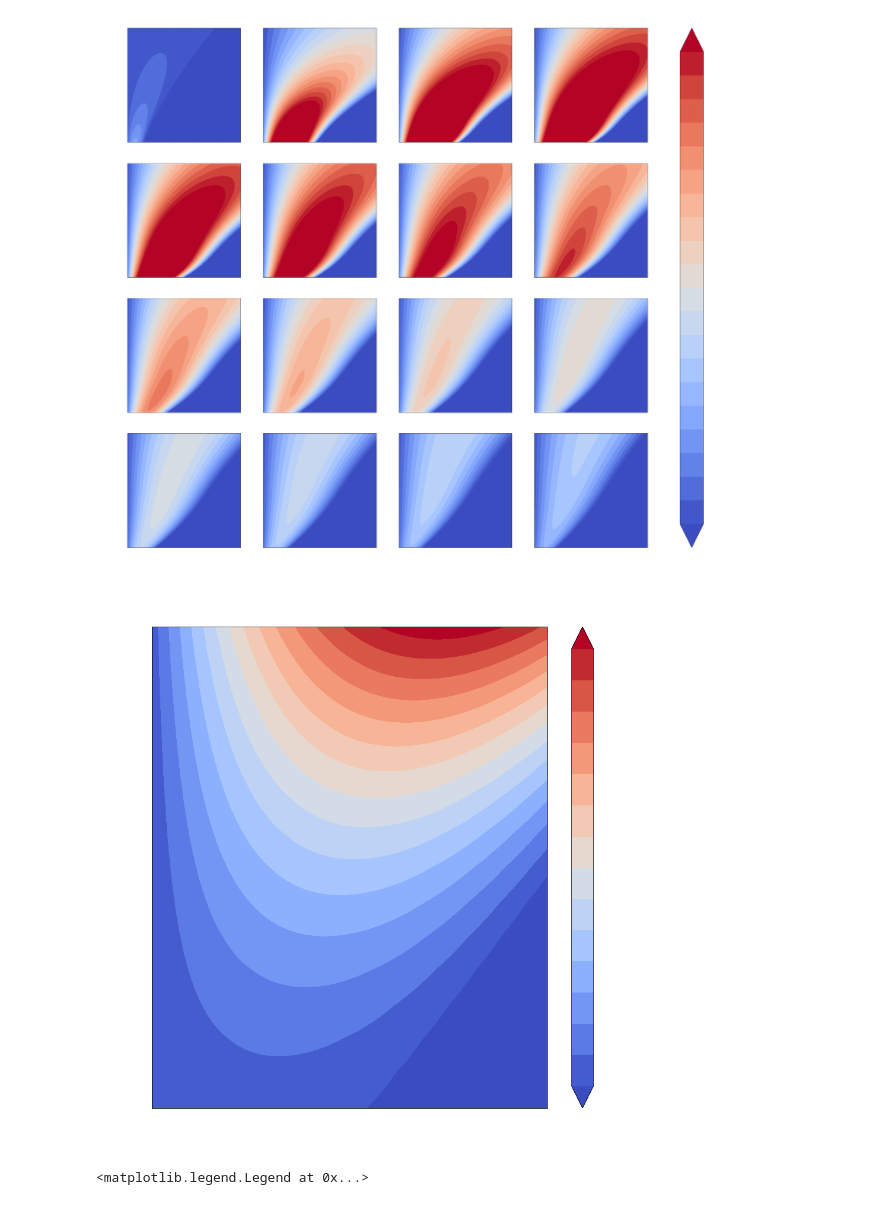
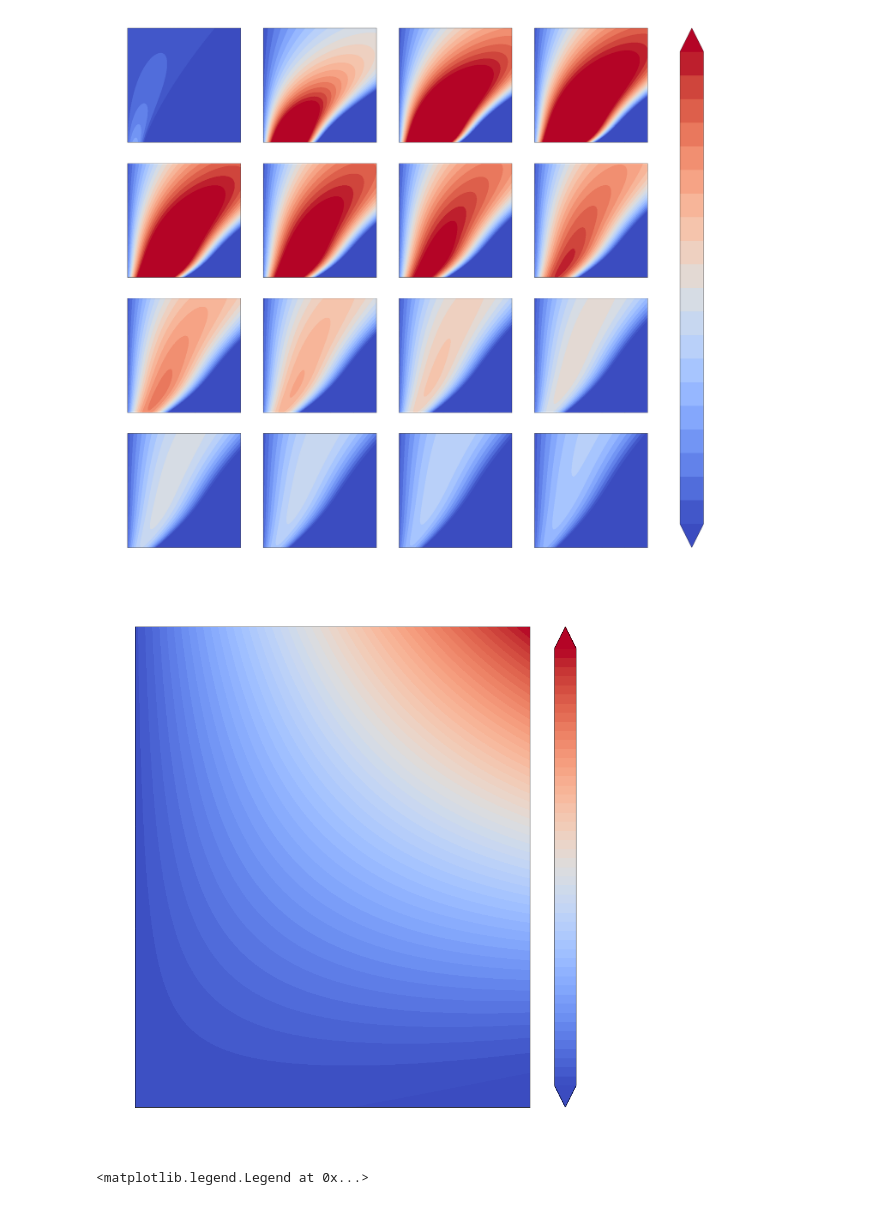
Before and after one commit to kjc1998/Tesla-Turbine-Flow-Simulation, a Jupyter notebook: teslaModel3.ipynb, the cells around one changed output. Drawn from its saved outputs; the diff is of its cells as text; code cells hidden in the pictures.

Commit message:
flow rate

```diff
--- a/teslaModel3.ipynb
+++ b/teslaModel3.ipynb
@@ -347,5 +378,5 @@ plt.show()
 # %%
-massFlowRateRange = np.arange(0.5, 2, 0.1)
+massFlowRateRange = np.arange(0.5, 10, 0.1)
 rpmRange = np.linspace(50,5000,100)
 
 '''Base Case'''
@@ -376,36 +407,36 @@ for i in range(len(rpmRange)):
         powerStorageStore[i].append(currentOutput)
         if currentOutput > hiOutput:
             hiOutput = currentOutput
 X,Y = np.meshgrid(rpmRange,massFlowRateRange)
 powerStorageStore = np.array(powerStorageStore)
 
 '''Plots'''
-
+contourLevel = int(round((massFlowRateRange[-1]-massFlowRateRange[0])/1.5, 0)*50)
 fig, axs = plt.subplots(figsize=(15,15))
-levels = np.arange(0, int(hiOutput)+1, 50)
+levels = np.arange(0, int(hiOutput)+1, contourLevel)
 # levels = np.arange(0,101,5)
 cs = axs.contourf(X,Y,powerStorageStore.transpose(),levels=levels,\
                                      extend='both',cmap="coolwarm")
 axs.set_title("Performance Matrix",color='white',fontsize=40, pad=20)
 
 axs.set_xlabel('RPM', color='white', fontsize=30)
 axs.set_ylabel('Mass Flow Rate (kg/s)', color='white', fontsize=30)
 axs.set_ylim(top=massFlowRateRange[-1], bottom=massFlowRateRange[0])
 axs.set_xlim(left=rpmRange[0], right=rpmRange[-1])
 axs.tick_params(axis='x', colors='white', labelsize=30)
 axs.tick_params(axis='y', colors='white', labelsize=30)
 
 cbar = plt.colorbar(cs,ax=axs)
 cbar.ax.set_ylabel('Power (W)', fontsize=30)
 cbar.ax.yaxis.label.set_color('white')
 cbar.ax.tick_params(axis='y', colors='white')
 
 ticklabs = cbar.ax.get_yticklabels()
 cbar.ax.set_yticklabels(ticklabs, fontsize=30)
 
 plt.show()
 # %% [output]
-[figure, old version]
+[figure, new version]
 # %%
 '''upScaling & nominalPower'''
 '''every aspect set as constant except radius and disc spacing'''
```
Also changed, not shown: parts of 1 cell of this notebook.
